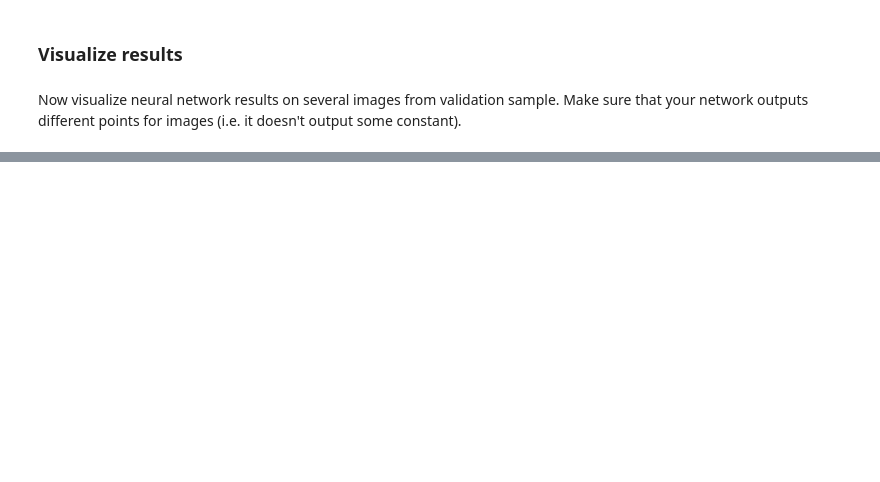
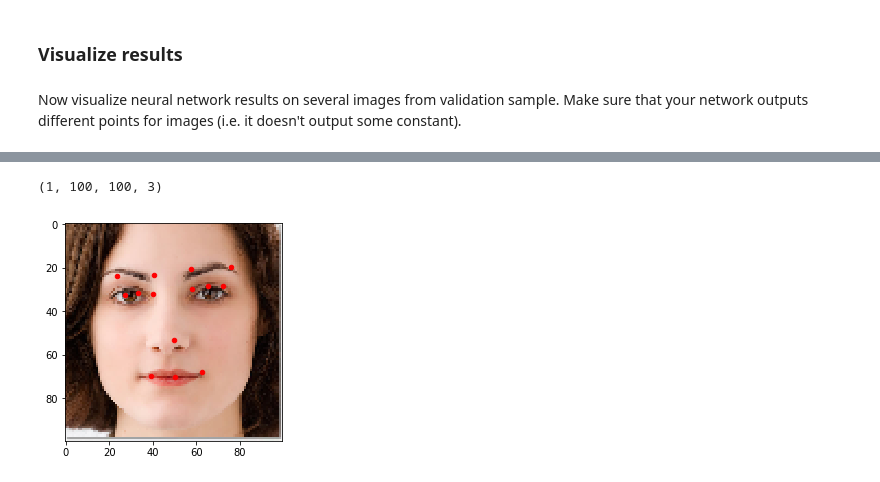
Before and after one commit to Nabarun21/deep_learning_in_computer_vision, a Jupyter notebook: facial-keypoints/Facial keypoints.ipynb, the cells around one changed output, grey strips where cells are left out. Saved outputs shown, nothing was run; the diff lists cells and outputs as text; code cells hidden in the pictures; blank space fills up the shorter version.

```diff
--- a/facial-keypoints/Facial keypoints.ipynb
+++ b/facial-keypoints/Facial keypoints.ipynb
@@ -223,0 +320,5 @@ Now visualize neural network results on several images from validation sample. M
+# %%
+test_on_unseen_images('main-cropped.jpg')
+# %% [output]
+(1, 100, 100, 3)
+[figure, added]
```
Also changed, not shown: parts of 15 cells of this notebook, 9 other files.
